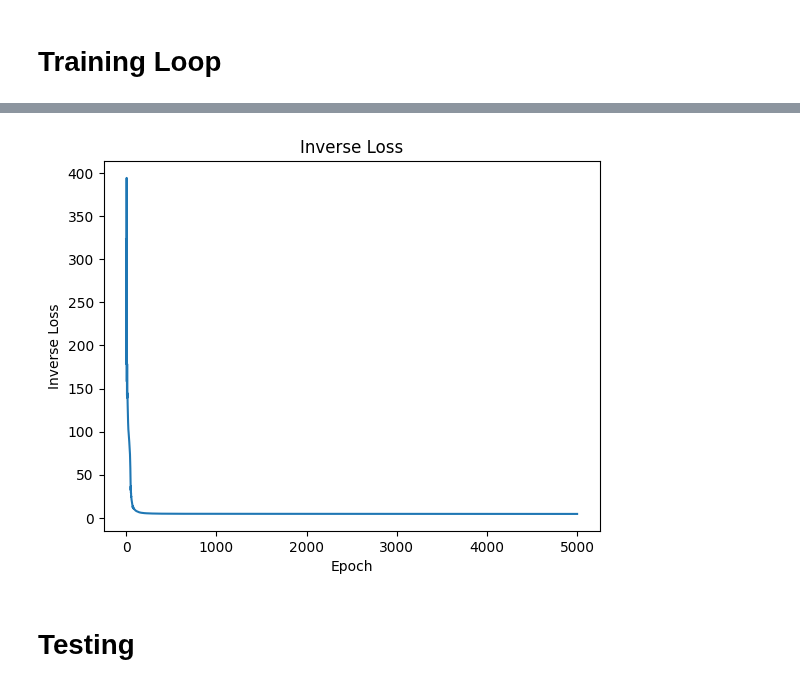
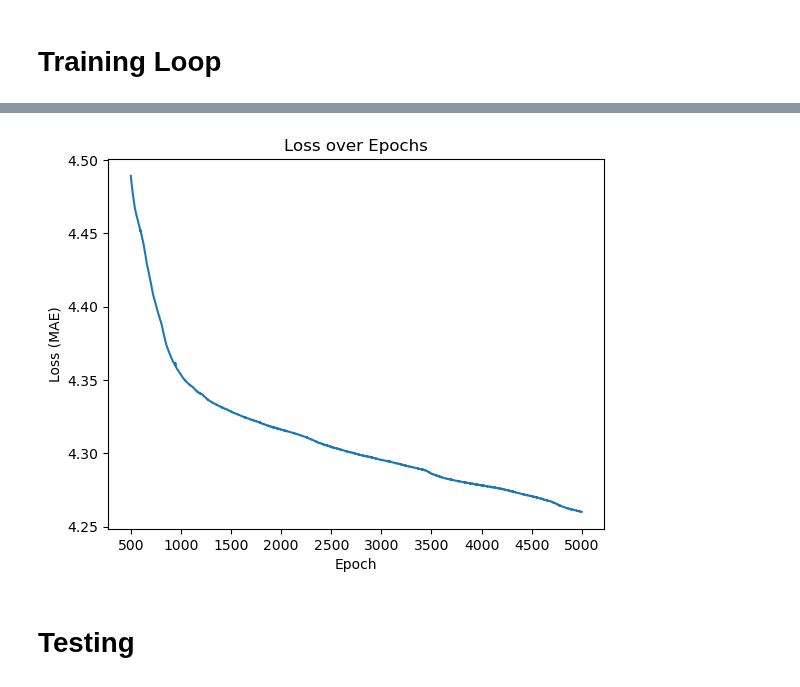
Before and after one commit to iAmBrig12/REU_AI_Thermography, a Jupyter notebook: tandem_to_ff.ipynb, the cells around one changed output, grey strips where cells are left out. Drawn from its saved outputs; the diff is of its cells as text; code cells hidden in the pictures.

Commit message:
changed variable names + other clarifications

```diff
--- a/tandem_to_ff.ipynb
+++ b/tandem_to_ff.ipynb
@@ -16,11 +16,10 @@ args = {'noise':0.01,
         'spec scale':10**12,
         'correlation':0,
 
-        'inverse learning rate':0.01,
+        'learning rate':0.01,
+        'training epochs':5000,
 
-        'inverse training epochs':5000,
-
-        'inverse training criterion':nn.L1Loss(),
+        'training criterion':nn.L1Loss(),
         'testing criterion':nn.L1Loss(),
 
         'optimizer':torch.optim.Rprop
@@ -190,15 +172,15 @@ tensor([[279.2097, 291.1372, 304.6712,  ..., 309.0874, 307.9146, 287.3898],
 # %% [markdown]
 # Model Design
 # %%
-class InverseNet(nn.Module):
-    def __init__(self, io_size, middle_size):
-        super(InverseNet, self).__init__()
-        self.lin1 = nn.Linear(io_size, 30)
+class Net(nn.Module):
+    def __init__(self, input_size, output_size):
+        super(Net, self).__init__()
+        self.lin1 = nn.Linear(input_size, 30)
         self.lin2 = nn.Linear(30, 45)
         self.lin3 = nn.Linear(45, 60)
         self.lin4 = nn.Linear(60, 60)
         self.lin5 = nn.Linear(60, 60)
-        self.lin_fin = nn.Linear(60, middle_size)
+        self.lin_fin = nn.Linear(60, output_size)
 
     def forward(self, spec):
         x = F.leaky_relu(self.lin1(spec))
@@ -209,13 +191,12 @@ class InverseNet(nn.Module):
         pred_temp = self.lin_fin(x)
         return pred_temp
 # %%
-_, middle_size = temp.shape
-_, io_size = spec_noisy_scaled_df.shape
+_, output_size = temp.shape
+_, input_size = spec_noisy_scaled_df.shape
 
-# define variables for each model
-inverse_model = InverseNet(io_size, middle_size)
-
-pred_temp = inverse_model(spec_train)
+# define model
+model = Net(input_size, output_size)
+pred_temp = model(spec_train)
 # %% [markdown]
 # Training Loop
 # %%
@@ -267,0 +245,2 @@ average inverse training loss (across all layers): 4.697583447378509
+# %%
+loss_list = train_model(model, spec_train)
@@ -268,13 +262,17 @@ average inverse training loss (across all layers): 4.697583447378509
 # %%
-# plot inverse loss
-plt.plot(inverse_loss_list)
+# plot loss over epochs
 
-plt.title("Inverse Loss")
+# add 500 to x-axis
+x_values = range(500, args['training epochs'])
+plt.plot(x_values, loss_list[500:])
+plt.xticks(range(500, args['training epochs'] + 500, args['training epochs'] // 10))
+
+plt.title("Loss over Epochs")
 plt.xlabel("Epoch")
-plt.ylabel("Inverse Loss")
+plt.ylabel("Loss (MAE)")
 plt.show()
 # %% [output]
-[figure, old version]
+[figure, new version]
 # %% [markdown]
 # Testing
 # %%
```
Also changed, not shown: parts of 12 cells of this notebook, 1 other file.
